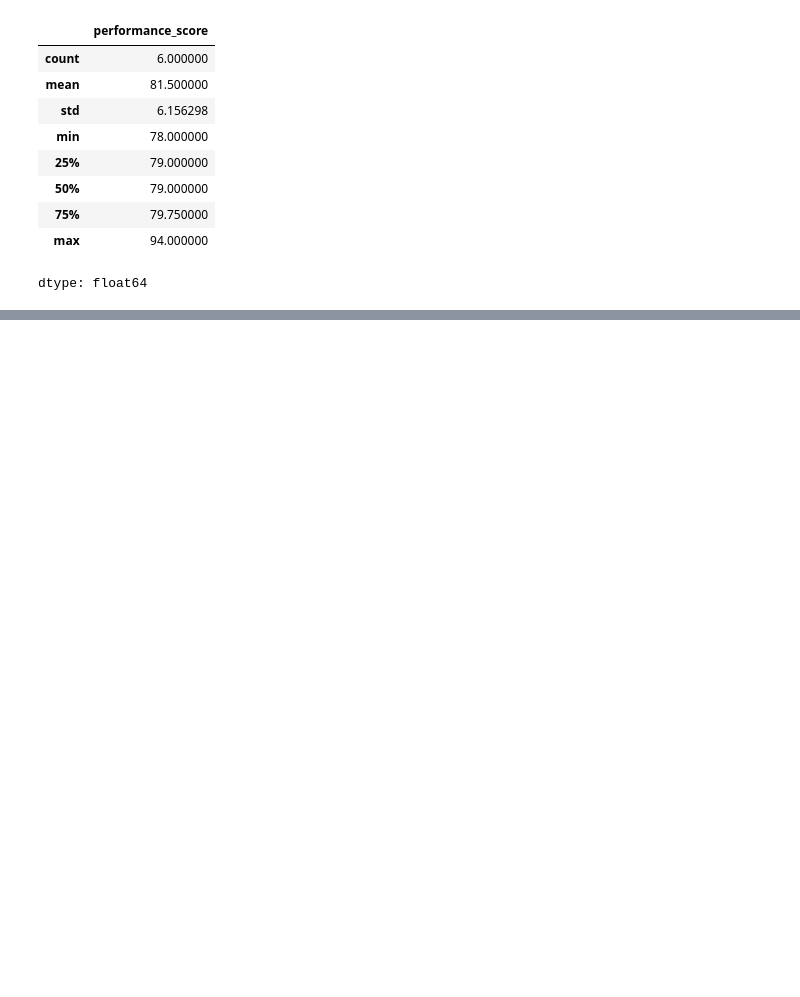
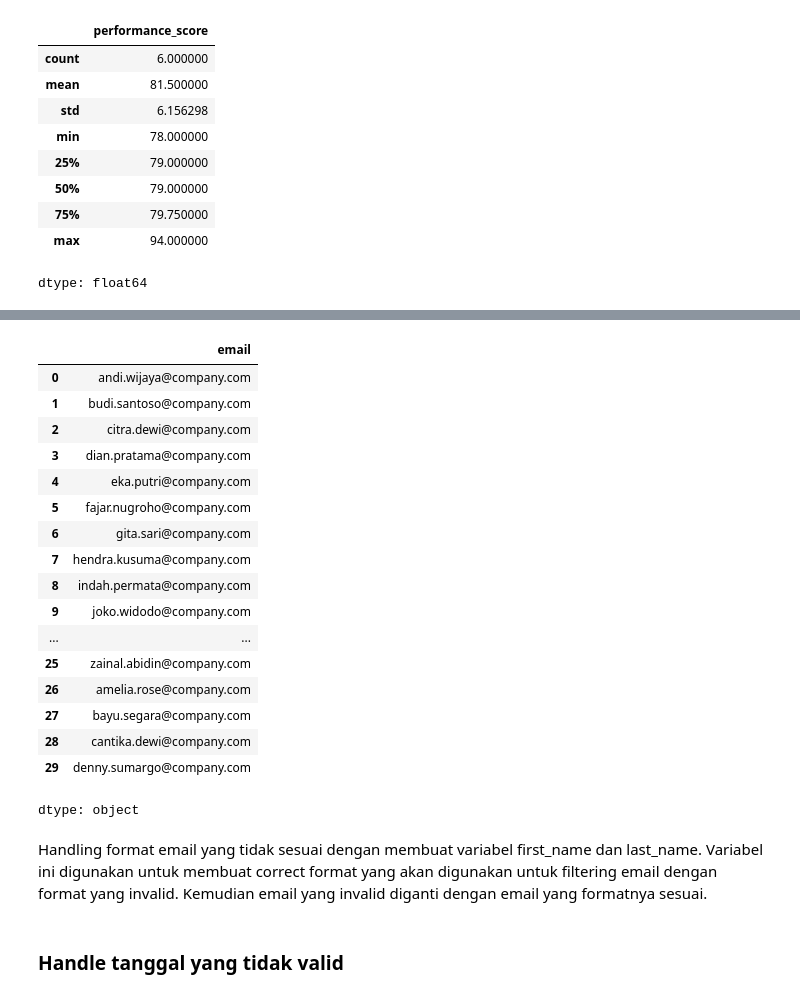
Before and after one commit to galahad20/assignment_Data_Cleaning, a Jupyter notebook: ASSIGNMENT_TEMP_DE14_DAY10_DIMAS_ABIAN_IHSAN.ipynb, the cells around one changed output, grey strips where cells are left out. Drawn from its saved outputs; the diff is of its cells as text; code cells hidden in the pictures; blank space fills up the shorter version.

```diff
--- a/ASSIGNMENT_TEMP_DE14_DAY10_DIMAS_ABIAN_IHSAN.ipynb
+++ b/ASSIGNMENT_TEMP_DE14_DAY10_DIMAS_ABIAN_IHSAN.ipynb
@@ -386,0 +549,29 @@ dtype: float64
+# %%
+#handling email yang tidak sesuai dengan format
+df_employee_clean_enc_challenge.loc[df_employee_clean_enc_challenge['email'] != correct_format, 'email'] = correct_format
+# %%
+#tampilkan email
+df_employee_clean_enc_challenge['email']
+# %% [output]
+|  | email |
+| 0 | andi.wijaya@company.com |
+| 1 | budi.santoso@company.com |
+| 2 | citra.dewi@company.com |
+| 3 | dian.pratama@company.com |
+| 4 | eka.putri@company.com |
+| 5 | fajar.nugroho@company.com |
+| 6 | gita.sari@company.com |
+| 7 | hendra.kusuma@company.com |
+| 8 | indah.permata@company.com |
+| 9 | joko.widodo@company.com |
+| ... | ... |
+| 25 | zainal.abidin@company.com |
+| 26 | amelia.rose@company.com |
+| 27 | bayu.segara@company.com |
+| 28 | cantika.dewi@company.com |
+| 29 | denny.sumargo@company.com |
+dtype: object
+# %% [markdown]
+Handling format email yang tidak sesuai dengan membuat variabel first_name dan last_name. Variabel ini digunakan untuk membuat correct format yang akan digunakan untuk filtering email dengan format yang invalid. Kemudian email yang invalid diganti dengan email yang formatnya sesuai.
+# %% [markdown]
+### Handle tanggal yang tidak valid
```
Also changed, not shown: parts of 23 cells of this notebook.
